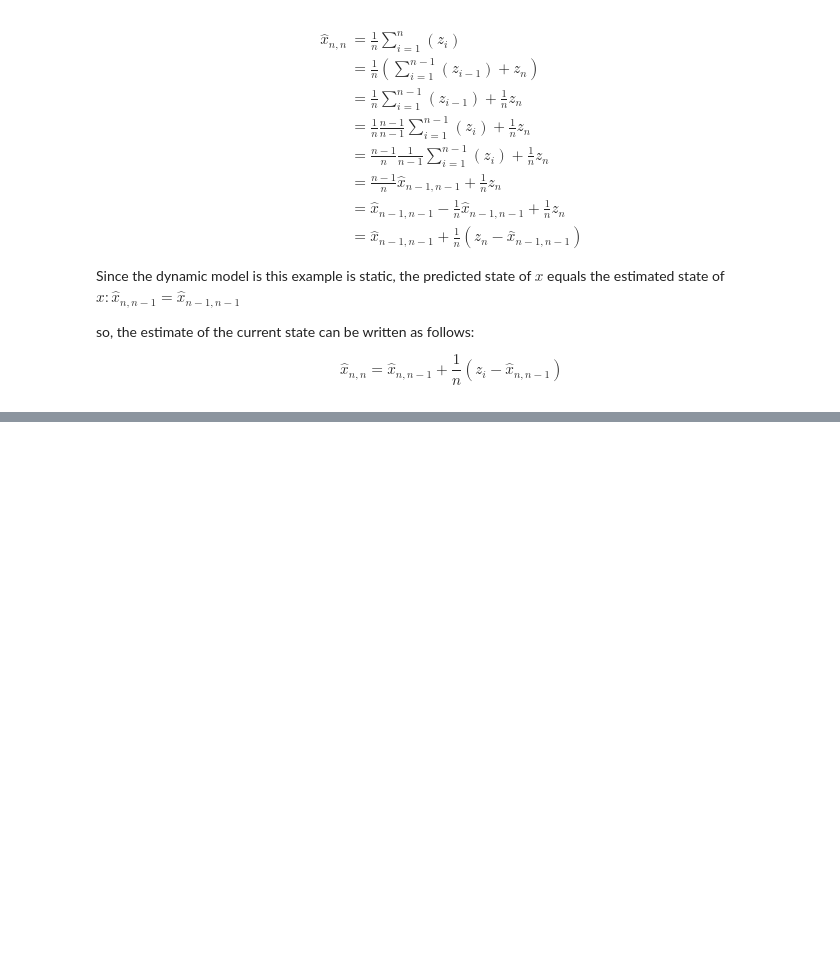
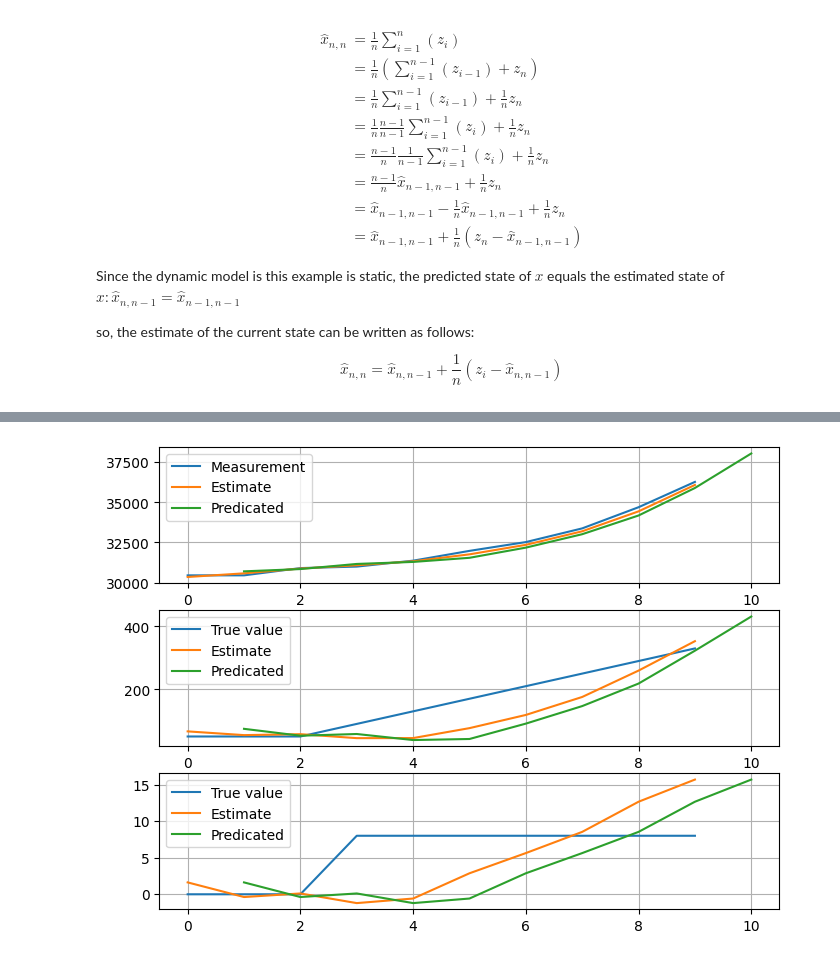
Before and after one commit to Ccccraz/kalmanFilter, a Jupyter notebook: pythonImplement/α_β_γ_filter.ipynb, the cells around one changed output, grey strips where cells are left out. Cells and saved outputs as stored; diff of their text form; code cells hidden in the pictures; blank space fills up the shorter version.

```diff
--- a/pythonImplement/α_β_γ_filter.ipynb
+++ b/pythonImplement/α_β_γ_filter.ipynb
@@ -33,0 +238,31 @@ $$
+# %%
+fig = plt.figure()
+fig.set_size_inches(8, 6)
+ax1 = fig.add_subplot(311)
+ax2 = fig.add_subplot(312)
+ax3 = fig.add_subplot(313)
+
+ax1.plot(ghk_times, ghk_data, label="Measurement")
+ax1.plot(ghk_times, ghk_estimate_range, label="Estimate")
+ax1.plot([x + 1 for x in ghk_times], ghk_predicated_range, label="Predicated")
+
+ax1.legend()
+ax1.grid()
+
+ax2.plot(ghk_times, ghk_true_velocity, label="True value")
+ax2.plot(ghk_times, ghk_estimate_velocity, label="Estimate")
+ax2.plot([x + 1 for x in ghk_times], ghk_predicated_velocity, label="Predicated")
+
+ax2.legend()
+ax2.grid()
+
+ax3.plot(ghk_times, ghk_true_accleration, label="True value")
+ax3.plot(ghk_times, ghk_estimate_accleration, label="Estimate")
+ax3.plot([x + 1 for x in ghk_times], ghk_predicated_accleration, label="Predicated")
+
+ax3.legend()
+ax3.grid()
+
+plt.show()
+# %% [output]
+[figure, added]
```
Also changed, not shown: parts of 15 cells of this notebook.
